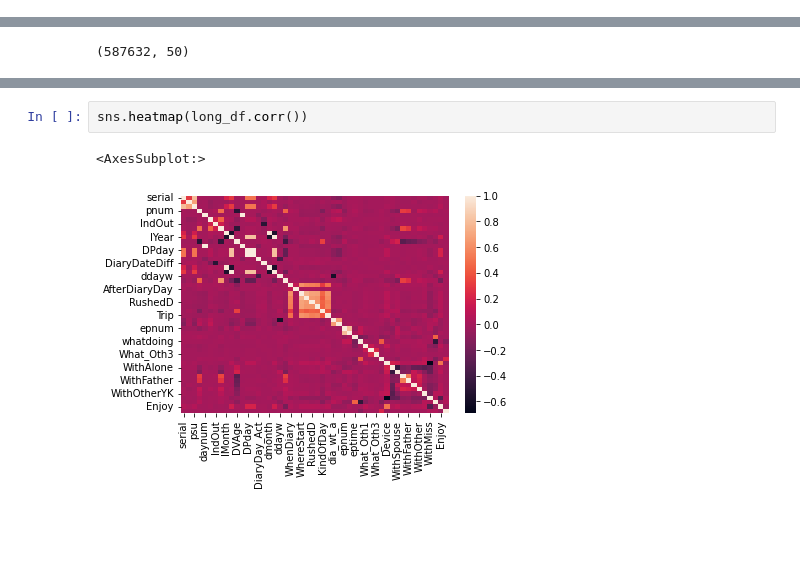
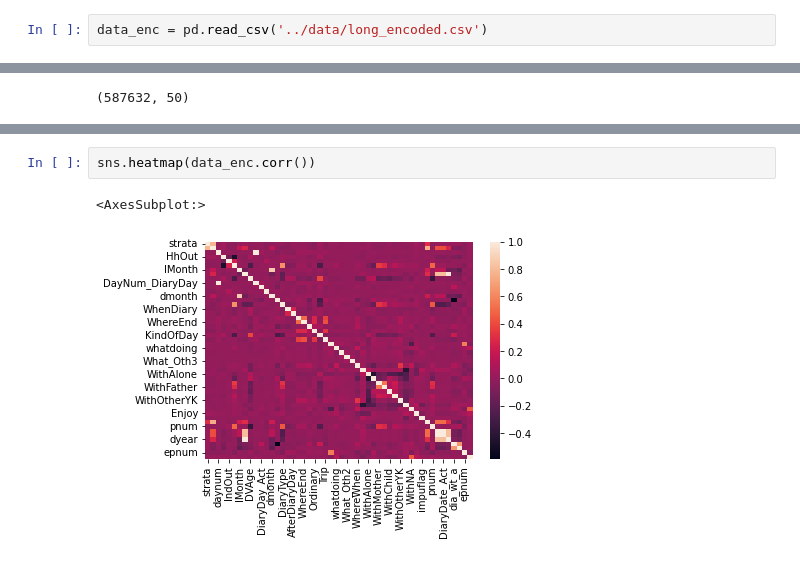
Before and after one commit to roshan-pandey/synthetic-data-gen, a Jupyter notebook: src/synth-data-svd.ipynb, the cells around one changed output, grey strips where cells are left out. Drawn from its saved outputs; the diff is of its cells as text; blank space fills up the shorter version.

```diff
--- a/src/synth-data-svd.ipynb
+++ b/src/synth-data-svd.ipynb
@@ -9,6 +9,8 @@ sdv = SDV()
 long = pd.read_spss('../data/uktus15_diary_ep_long.sav')
 
 long_df, long_meta = prs.read_sav('../data/uktus15_diary_ep_long.sav', encoding="latin1")
+# %%
+data_enc = pd.read_csv('../data/long_encoded.csv')
 # %%
 from sdv import load_demo
 
@@ -45,5 +57,5 @@ sns.heatmap(samples['long'].corr())
 # %%
-sns.heatmap(long_df.corr())
+sns.heatmap(data_enc.corr())
 # %% [output]
 <AxesSubplot:>
-[figure, old version]
+[figure, new version]
```
Also changed, not shown: parts of 5 cells of this notebook, 2 other files.
